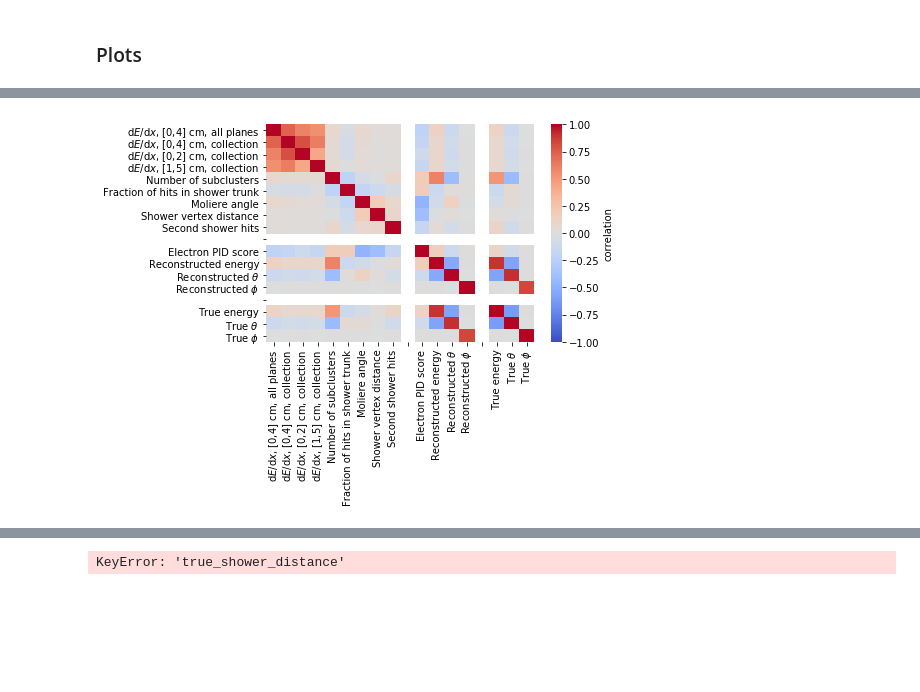
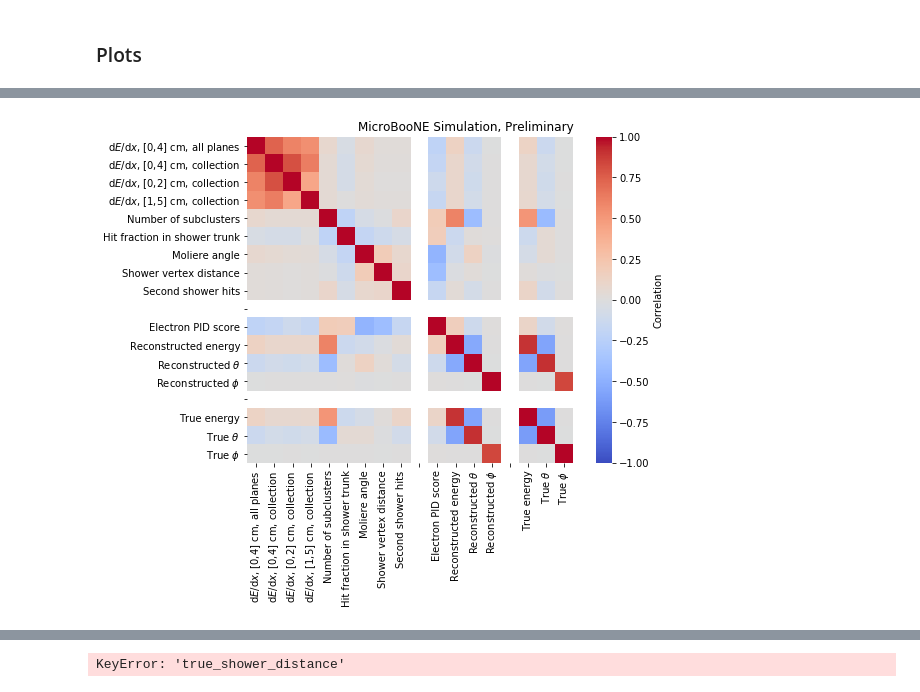
Before and after one commit to Wouter-VDP/nuecc_python, a Jupyter notebook: NueTruePlots.ipynb, the cells around one changed output, grey strips where cells are left out. Drawn from its saved outputs; the diff is of its cells as text; code cells hidden in the pictures; blank space fills up the shorter version.

```diff
--- a/NueTruePlots.ipynb
+++ b/NueTruePlots.ipynb
@@ -84,3 +84,5 @@ input_dir = "./input/Jun2020/"
 output_dir = "./output/nue/truth/"
 # %% [output]
 [interactive output not drawn]
+# %%
+title = "MicroBooNE Simulation, Preliminary"
@@ -316,17 +320,15 @@ x_min = 0
 x_max = 3
 n_bins = 15
 
-fig, axes = plt.subplots(
-    ncols=2, figsize=(8, 3.3), constrained_layout=True, sharex=True
-)
+fig, axes = plt.subplots(ncols=2, figsize=(8, 4), constrained_layout=True, sharex=True)
 
 axes = axes[::-1]
 sel_field = ["true_category", "interaction"]
 cats_arr = [{1: 10, 2: 11, 3: 1}, {0: 0, 1: 1, 2: 2, 10: 10}]
 lab_dict = [plot_dicts_nue.category_labels, plot_dicts_nue.int_labels]
-titles = ["Channels", "Modes"]
+titles = ["Final State", "Interation Modes"]
 
-for ax, cats, sel, lab_d, title in zip(axes, cats_arr, sel_field, lab_dict, titles):
+for ax, cats, sel, lab_d, leg_t in zip(axes, cats_arr, sel_field, lab_dict, titles):
     for cat, cat_d in cats.items():
         den = nue_mc[field]
         num = nue_mc[field][nue_mc[sel] == cat]
@@ -344,13 +346,12 @@ for ax, cats, sel, lab_d, title in zip(axes, cats_arr, sel_field, lab_dict, titl
             where="post",
             label="{0}: {1:.0f}%".format(lab_d[cat_d], sum(num_w) / sum(den_w) * 100),
         )
-    ax.set_title(r"$\nu_e$ CC", loc="right")
     ax.set_title(title, loc="left")
     ax.set_xlabel("True neutrino energy [GeV]")
     ax.set_ylabel("Fraction")
     ax.set_ylim(0, 1)
     ax.set_xlim(x_min, x_max)
-    ax.legend(loc="upper right")
+    ax.legend(loc="upper right", title=r"$\nu_e$ CC " + leg_t)
 
 fig.savefig(output_dir + "truth_channels_modes.pdf", bbox_inches="tight")
 # %% [output]
@@ -540,37 +698,39 @@ map_labels = [
     r"d$E/$d$x$, [0,4] cm, collection",
     r"d$E/$d$x$, [0,2] cm, collection",
     r"d$E/$d$x$, [1,5] cm, collection",
     "Number of subclusters",
-    "Fraction of hits in shower trunk",
+    "Hit fraction in shower trunk",
     "Moliere angle",
     "Shower vertex distance",
     "Second shower hits",
     "",
     "Electron PID score",
     "Reconstructed energy",
     r"Reconstructed $\theta$",
     r"Reconstructed $\phi$",
     "",
     "True energy",
     r"True $\theta$",
     r"True $\phi$",
 ]
 
 daughters[""] = 0
 
+plt.subplots(figsize=(8, 6))
 sns.heatmap(
     daughters[columns_map].corr(),
     cmap="coolwarm",
     xticklabels=map_labels,
     yticklabels=map_labels,
     vmin=-1,
     vmax=1,
-    cbar_kws={"label": "correlation"},
+    cbar_kws={"label": "Correlation"},
+    square=True,
 )
-
+plt.title(title, loc="right")
 plt.savefig(output_dir + "e_cand_corr.pdf", bbox_inches="tight")
 # %% [output]
-[figure, old version]
+[figure, new version]
 [interactive output not drawn]
 # %%
 fig, ax = plt.subplots(
```
Also changed, not shown: parts of 9 cells of this notebook, 29 other files.
